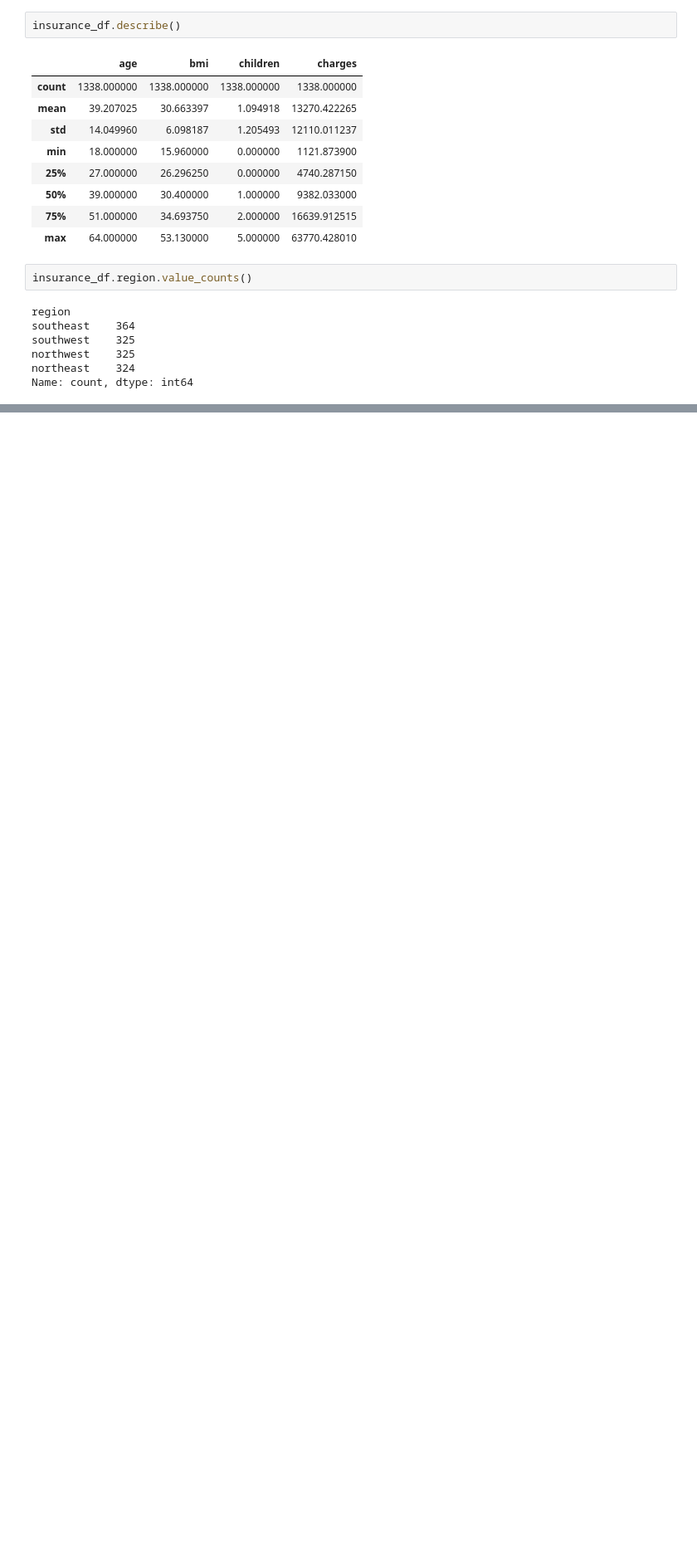
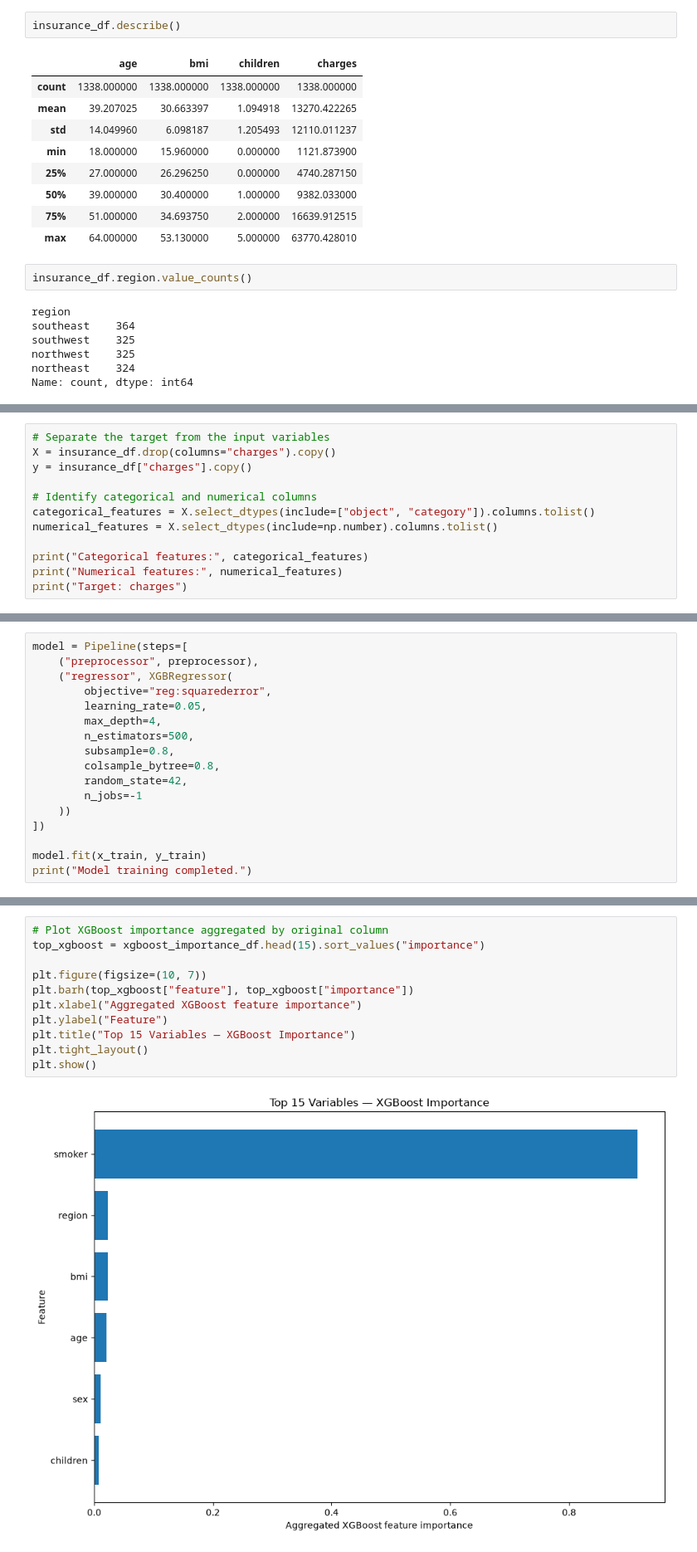
Before and after one commit to miguelestradam3/insurance_charge_prediction, a Jupyter notebook: main.ipynb, the cells around one changed output, grey strips where cells are left out. Shown at 83% size. Drawn from its saved outputs; the diff is of its cells as text; blank space fills up the shorter version.

```diff
--- a/main.ipynb
+++ b/main.ipynb
@@ -186,0 +106,12 @@ Adjusted R2 = 0.8364142628555635
+# %%
+# Separate the target from the input variables
+X = insurance_df.drop(columns="charges").copy()
+y = insurance_df["charges"].copy()
+
+# Identify categorical and numerical columns
+categorical_features = X.select_dtypes(include=["object", "category"]).columns.tolist()
+numerical_features = X.select_dtypes(include=np.number).columns.tolist()
+
+print("Categorical features:", categorical_features)
+print("Numerical features:", numerical_features)
+print("Target: charges")
@@ -186,0 +161,17 @@ Adjusted R2 = 0.8364142628555635
+# %%
+model = Pipeline(steps=[
+    ("preprocessor", preprocessor),
+    ("regressor", XGBRegressor(
+        objective="reg:squarederror",
+        learning_rate=0.05,
+        max_depth=4,
+        n_estimators=500,
+        subsample=0.8,
+        colsample_bytree=0.8,
+        random_state=42,
+        n_jobs=-1
+    ))
+])
+
+model.fit(x_train, y_train)
+print("Model training completed.")
@@ -186,0 +301,13 @@ Adjusted R2 = 0.8364142628555635
+# %%
+# Plot XGBoost importance aggregated by original column
+top_xgboost = xgboost_importance_df.head(15).sort_values("importance")
+
+plt.figure(figsize=(10, 7))
+plt.barh(top_xgboost["feature"], top_xgboost["importance"])
+plt.xlabel("Aggregated XGBoost feature importance")
+plt.ylabel("Feature")
+plt.title("Top 15 Variables — XGBoost Importance")
+plt.tight_layout()
+plt.show()
+# %% [output]
+[figure, added]
```
Also changed, not shown: parts of 31 cells of this notebook.
